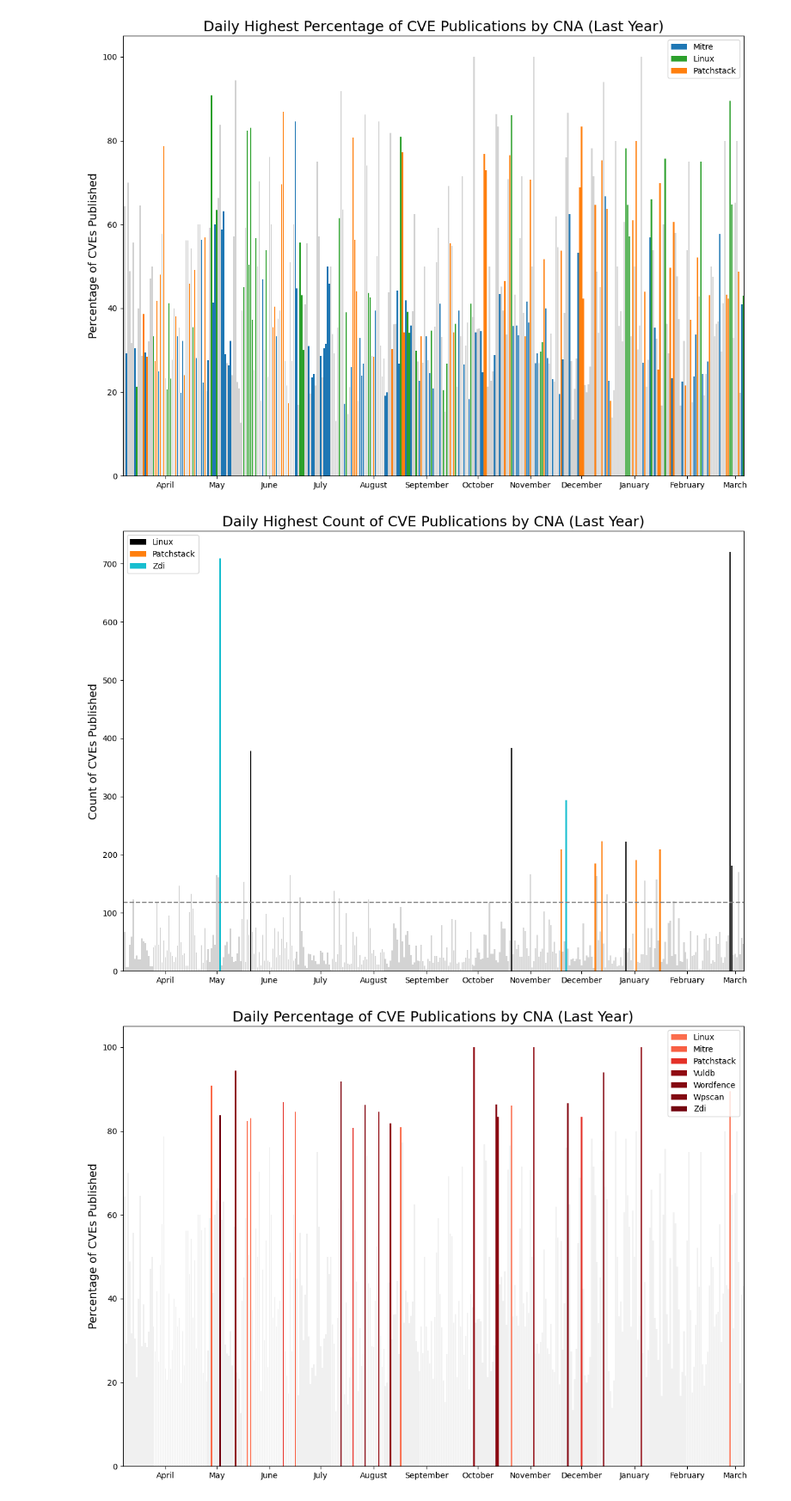
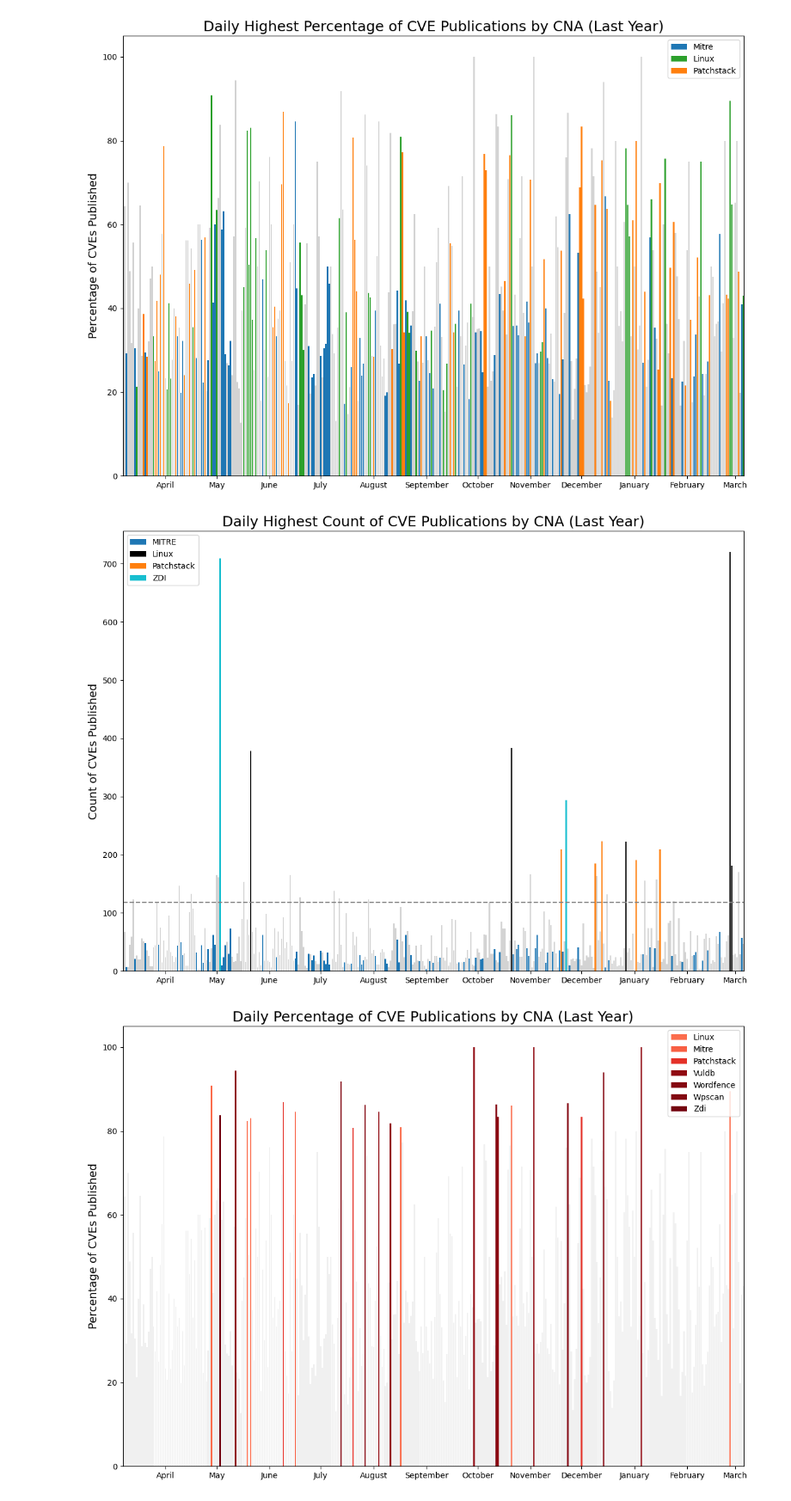
Before and after one commit to jgamblin/CVEWG, a Jupyter notebook: QWG/LinuxCNA/MedianCNAPublishing.ipynb, the cells around one changed output. Shown: that part at 86% size. Drawn from its saved outputs; the diff is of its cells as text; code cells hidden in the pictures.

```diff
--- a/QWG/LinuxCNA/MedianCNAPublishing.ipynb
+++ b/QWG/LinuxCNA/MedianCNAPublishing.ipynb
@@ -343,6 +343,8 @@ for i, cna in enumerate(highest_count_df['CNA'].unique()):
         cna_colors[cna] = '#000000'  # Change the color for Linux to black
     elif cna == 'Patchstack':
         cna_colors[cna] = '#ff7f0e'  # Keep the color for Patchstack as orange
+    elif cna == 'Mitre':
+        cna_colors[cna] = '#1f77b4'  # Set the color for Mitre to blue
     else:
         cna_colors[cna] = colors[i % len(colors)]
 
@@ -350,41 +352,45 @@ for i, cna in enumerate(highest_count_df['CNA'].unique()):
 for cna in highest_count_df['CNA'].unique():
     cna_data = highest_count_df[highest_count_df['CNA'] == cna]
     for date, count in zip(cna_data['Date'], cna_data['CVEs_per_day']):
-        if count >= threshold:
+        if count >= threshold or cna == 'Mitre':
             plt.bar(date, count, color=cna_colors[cna], label=cna)
         else:
             plt.bar(date, count, color='#d3d3d3')  # Use a lighter grey color
 
 # Add a grey dashed line for the average number of CVEs published per day across all CNAs
 plt.axhline(y=average_cves_per_day, color='grey', linestyle='--')
 
 # Add labels and title
 plt.ylabel('Count of CVEs Published', fontsize=14)
 plt.title('Daily Highest Count of CVE Publications by CNA (Last Year)', fontsize=18)
 
 # Format x-axis to show month names
 plt.gca().xaxis.set_major_locator(mdates.MonthLocator())
 plt.gca().xaxis.set_major_formatter(mdates.DateFormatter('%B'))
 
 # Set x-axis limits to start from the first date in the data
 plt.xlim([daily_cve_counts['Date'].min(), daily_cve_counts['Date'].max()])
 
 # Add legend, including only CNAs with bars above the threshold and deduplicating
 handles, labels = plt.gca().get_legend_handles_labels()
-filtered_handles_labels = [(h, l) for h, l in zip(handles, labels) if l in cna_colors and any(highest_count_df[highest_count_df['CNA'] == l]['CVEs_per_day'] >= threshold)]
+filtered_handles_labels = [(h, l) for h, l in zip(handles, labels) if (l in cna_colors and any(highest_count_df[highest_count_df['CNA'] == l]['CVEs_per_day'] >= threshold)) or l == 'Mitre']
 unique_labels = {}
 for handle, label in filtered_handles_labels:
+    if label == 'Mitre':
+        label = 'MITRE'
+    elif label == 'Zdi':
+        label = 'ZDI'
     if label not in unique_labels:
         unique_labels[label] = handle
 plt.legend(unique_labels.values(), unique_labels.keys(), loc='upper left', fontsize=10)
 
 # Save the plot as a PNG file
 plt.savefig('daily_highest_count_cve_publications.png', dpi=300, bbox_inches='tight')
 
 # Display the plot
 plt.show()
 # %% [output]
-[figure, old version]
+[figure, new version]
 # %%
 import pandas as pd
 import matplotlib.pyplot as plt
```
Also changed, not shown: 3 other files.
